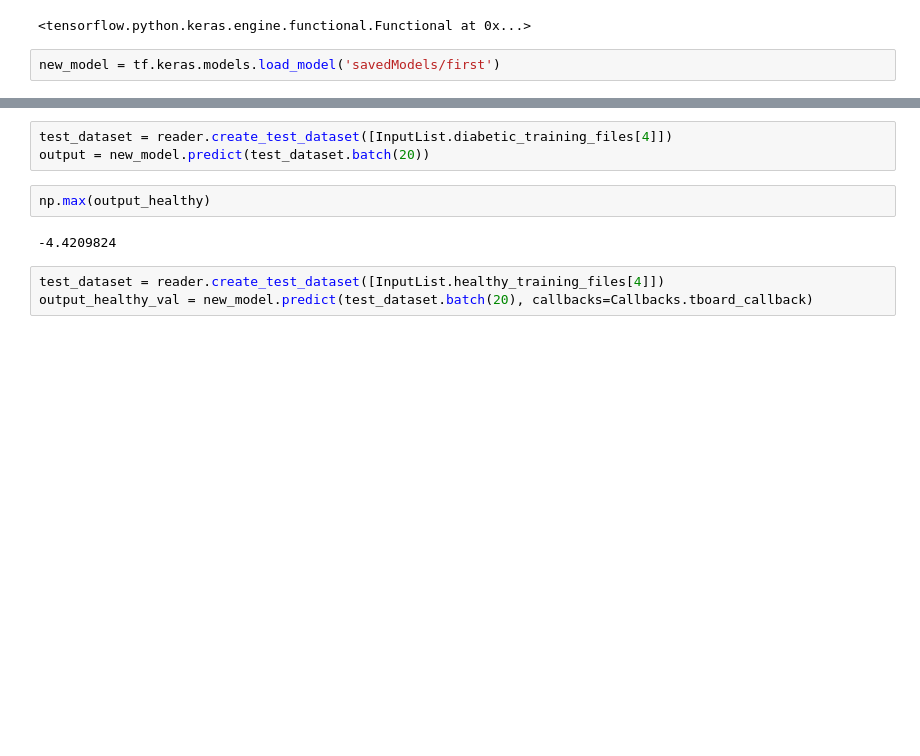
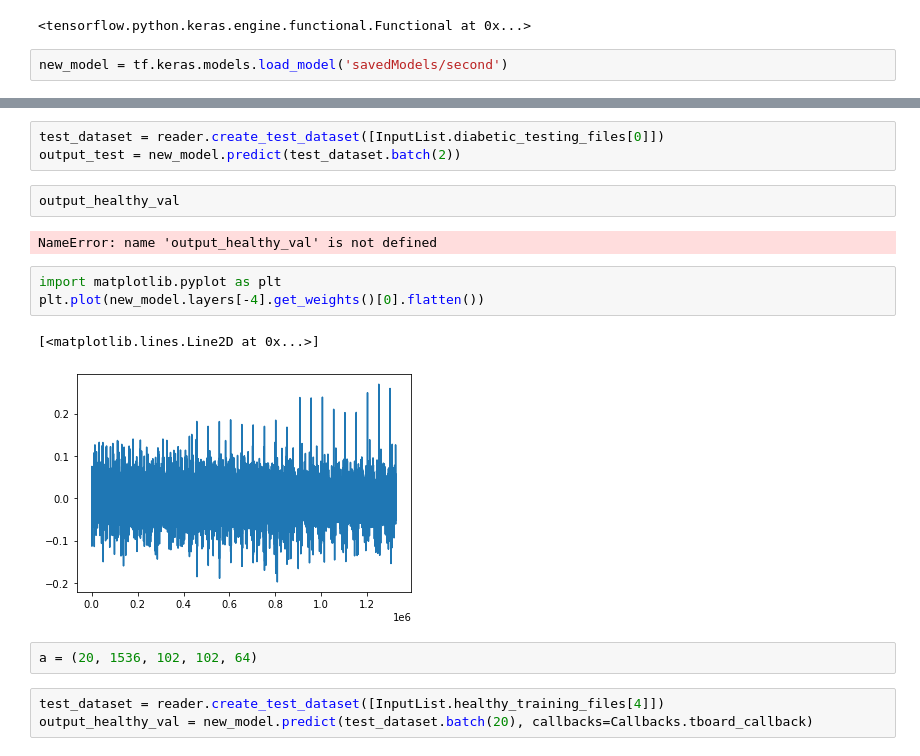
Before and after one commit to LilWeirdProgramms/oct-classifier, a Jupyter notebook: main.ipynb, the cells around one changed output, grey strips where cells are left out. Cells and saved outputs as stored; diff of their text form; blank space fills up the shorter version.

```diff
--- a/main.ipynb
+++ b/main.ipynb
@@ -119,4 +148,4 @@ reader.create_test_dataset([("/mnt/NewHDD/train_data/raw_1536x2048x2045x2_9201.b
 # %% [output]
 <tensorflow.python.keras.engine.functional.Functional at 0x...>
 # %%
-new_model = tf.keras.models.load_model('savedModels/first')
+new_model = tf.keras.models.load_model('savedModels/second')
@@ -133,10 +182,18 @@ output_healthy = new_model.predict(test_dataset.batch(20))
 # %%
-test_dataset = reader.create_test_dataset([InputList.diabetic_training_files[4]])
-output = new_model.predict(test_dataset.batch(20))
+test_dataset = reader.create_test_dataset([InputList.diabetic_testing_files[0]])
+output_test = new_model.predict(test_dataset.batch(2))
-# %%
-np.max(output_healthy)
-# %% [output]
--4.4209824
+# %%
+output_healthy_val
+# %% [output]
+NameError: name 'output_healthy_val' is not defined
+# %%
+import matplotlib.pyplot as plt
+plt.plot(new_model.layers[-4].get_weights()[0].flatten())
+# %% [output]
+[<matplotlib.lines.Line2D at 0x...>]
+[figure, added]
+# %%
+a = (20, 1536, 102, 102, 64)
 # %%
 test_dataset = reader.create_test_dataset([InputList.healthy_training_files[4]])
 output_healthy_val = new_model.predict(test_dataset.batch(20), callbacks=Callbacks.tboard_callback)
```
Also changed, not shown: parts of 13 cells of this notebook, 13 other files.
